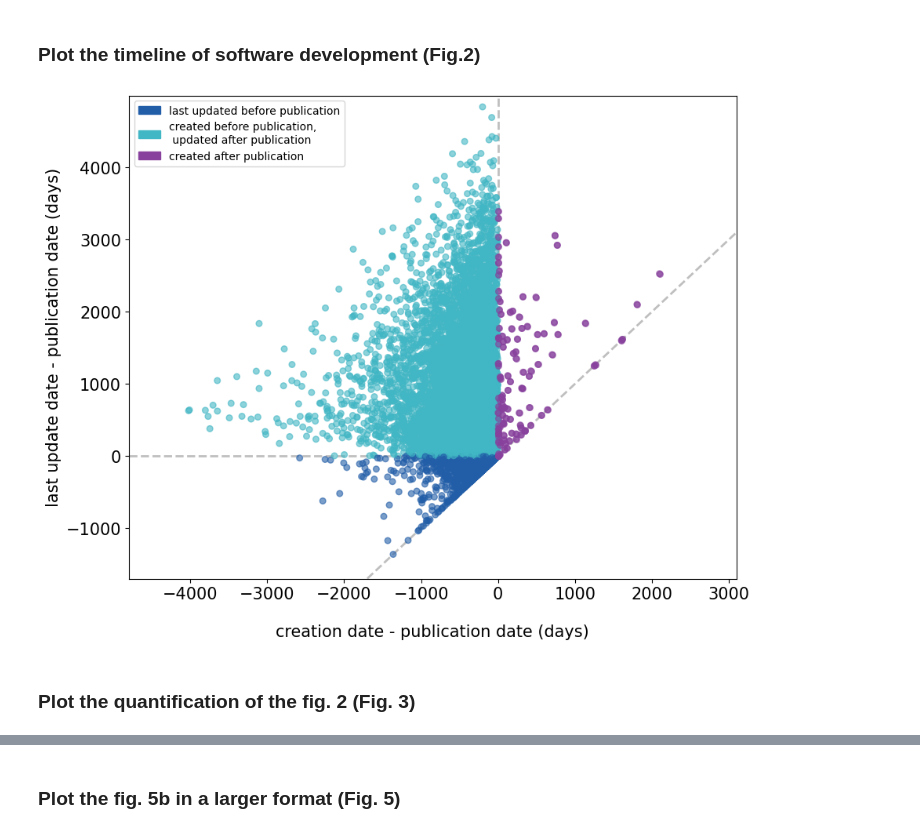
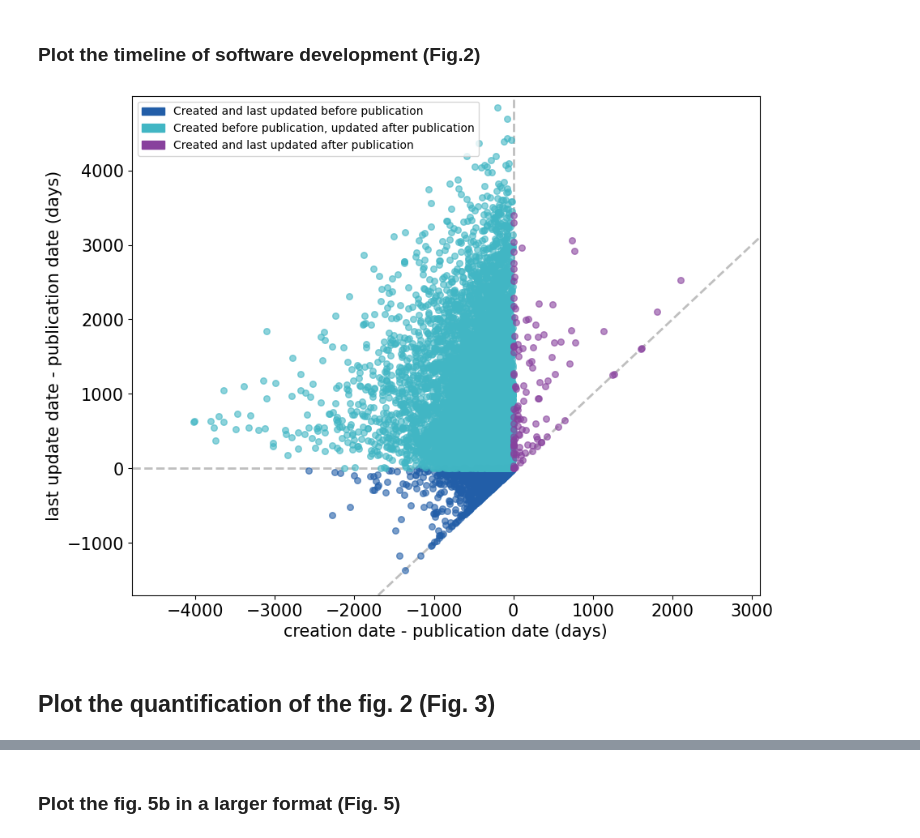
Before and after one commit to zhukovanadezhda/bioinformatics-software, a Jupyter notebook: notebooks/analysis.ipynb, the cells around one changed output, grey strips where cells are left out. Saved outputs shown, nothing was run; the diff lists cells and outputs as text; code cells hidden in the pictures.

```diff
--- a/notebooks/analysis.ipynb
+++ b/notebooks/analysis.ipynb
@@ -63,10 +63,9 @@ df["publication_date"] = pd.to_datetime(df["publication_date"])
 df["date_repo_created"] = pd.to_datetime(df["date_repo_created"])
 df["date_repo_updated"] = pd.to_datetime(df["date_repo_updated"])
 
-df["Days_before"] = (df["date_repo_created"] - df["publication_date"]).dt.days
-df["Days_after"] = (df["date_repo_updated"] - df["publication_date"]).dt.days
-df["Days_dev"] = (df["date_repo_updated"] - df["date_repo_created"]).dt.days
-df["Updates"] = df["Days_after"].apply(lambda x: 1 if x>0 else 0)
+# Major metrics
+df["time_creation_to_publication"] = (df["date_repo_created"] - df["publication_date"]).dt.days
+df["time_update_to_publication"] = (df["date_repo_updated"] - df["publication_date"]).dt.days
 # %%
 # https://github.com/sermeor/The-Analysis-Kid/commits/main?after=69a4b677398c359efc878ba9ffe64028e3d11c1a+34&branch=main&qualified_name=refs%2Fheads%2Fmain
 # 31890138
@@ -121,51 +120,73 @@ plt.show()
 # %% [markdown]
 ### Plot the timeline of software development (Fig.2)
 # %%
-plt.rcParams['text.usetex'] = False
+plt.rcParams["text.usetex"] = False
 color = [0] * len(df)
 alpha = [0] * len(df)
 
-for index, row in enumerate(df["Days_before"]):
-    if row < 0 and df["Days_after"].iloc[index] <= 0:
+for index, row in enumerate(df["time_creation_to_publication"]):
+    if row < 0 and df["time_update_to_publication"].iloc[index] <= 0:
         color[index] = '#225ea8'
         alpha[index] = 0.6
-    if row < 0 and df["Days_after"].iloc[index] > 0:
+    if row < 0 and df["time_update_to_publication"].iloc[index] > 0:
         color[index] = '#41b6c4'
         alpha[index] = 0.6
     if row >= 0:
         color[index] = '#88419d'
         alpha[index] = 0.6
 
-fig, ax = plt.subplots(1, figsize=(10, 8))
+fig, ax = plt.subplots(figsize=(10, 8))
 
-ax.scatter(df['Days_before'], df['Days_after'], alpha = alpha, s = 30, color = color)
-ax.scatter(df[df['Days_before']>=0]['Days_before'], df[df['Days_before']>=0]['Days_after'], alpha = 0.6, s = 30, color = '#88419d')
+# Plot articles with repo created before publication and updated before publication
+df_tmp = (df
+  .query("time_creation_to_publication < 0")
+  .query("time_update_to_publication <= 0")
+)
+ax.scatter(df_tmp["time_creation_to_publication"], df_tmp["time_update_to_publication"],
+           alpha=0.6, s=30, color="#225ea8")
+created_before_updated_before = len(df_tmp)
 
-ax.axvline(x = 0, ymin = 0.26, ymax = 1, color = 'gray', linestyle = '--', linewidth = 2, alpha = 0.5, zorder = 0)
-ax.axhline(y = 0, xmin = 0, xmax = 0.6, color = 'gray', linestyle = '--', linewidth = 2, alpha = 0.5, zorder = 0)
-ax.axline((0, 0),(1, 1), color = 'gray', linestyle = '--', linewidth = 2, alpha = 0.5, zorder = 0)
+# Plot articles with repo created before publication and updated after publication
+df_tmp = (df
+  .query("time_creation_to_publication < 0")
+  .query("time_update_to_publication > 0")
+)
+ax.scatter(df_tmp["time_creation_to_publication"], df_tmp["time_update_to_publication"],
+           alpha=0.6, s=30, color="#41b6c4")
+created_before_updated_after = len(df_tmp)
 
-#ax.set_xlabel("\nrepository \\textbf{creation} date - publication date (days)", fontdict={'fontsize': 15, 'fontfamily': 'sans-serif'})
-#ax.set_ylabel("repository last \\textbf{update} date - publication date (days)", fontdict={'fontsize': 15, 'fontfamily': 'sans-serif'})
+# Plot articles with repo created before publication and updated after publication
+df_tmp = (df
+  .query("time_creation_to_publication >= 0")
+)
+ax.scatter(df_tmp["time_creation_to_publication"], df_tmp["time_update_to_publication"],
+           alpha=0.6, s=30, color="#88419d")
+created_after_updated_after = len(df_tmp)
 
-ax.set_xlabel("\ncreation date - publication date (days)", fontdict={'fontsize': 15, 'fontfamily': 'sans-serif'})
-ax.set_ylabel("last update date - publication date (days)", fontdict={'fontsize': 15, 'fontfamily': 'sans-serif'})
+# Plot publication date lines
+ax.axvline(x=0, ymin=0.26, ymax=1, color="gray", linestyle="--", linewidth=2, alpha=0.5, zorder=0)
+ax.axhline(y=0, xmin=0, xmax=0.6, color="gray", linestyle="--", linewidth=2, alpha=0.5, zorder=0)
+# Plot creation date = udpdate date line
+ax.axline((0, 0), (1, 1), color="gray", linestyle="--", linewidth=2, alpha=0.5, zorder=0)
+
+ax.set_xlabel("creation date - publication date (days)", fontdict={"fontsize": 15, "fontfamily": "sans-serif"})
+ax.set_ylabel("last update date - publication date (days)", fontdict={"fontsize": 15, "fontfamily": "sans-serif"})
 
 ax.set_xlim([-4800, 3100])
 ax.set_ylim([-1700, 4999])
 
-green_patch = mpatches.Patch(color='#88419d', label='created after publication')
-lblue_patch = mpatches.Patch(color='#41b6c4', label='created before publication,\n updated after publication')
-dblue_patch = mpatches.Patch(color='#225ea8', label='last updated before publication')
+dblue_patch = mpatches.Patch(color="#225ea8", label="Created and last updated before publication")
+lblue_patch = mpatches.Patch(color="#41b6c4", label="Created before publication, updated after publication")
+green_patch = mpatches.Patch(color='#88419d', label="Created and last updated after publication")
 patches = [dblue_patch, lblue_patch, green_patch]
-ax.legend(handles=patches, loc='upper left')
-ax.tick_params(axis='y', labelsize=15)
-ax.tick_params(axis='x', labelsize=15)
+ax.legend(handles=patches, loc="upper left")
+ax.tick_params(axis="y", labelsize=15)
+ax.tick_params(axis="x", labelsize=15)
 
-plt.savefig("../results/stat_dynam.png")
+plt.savefig("../results/development_dynamic.png")
 plt.show()
 # %% [output]
-[figure, old version]
+[figure, new version]
 # %% [markdown]
-### Plot the quantification of the fig. 2 (Fig. 3)
+## Plot the quantification of the fig. 2 (Fig. 3)
 # %%
```
Also changed, not shown: parts of 5 cells of this notebook.
